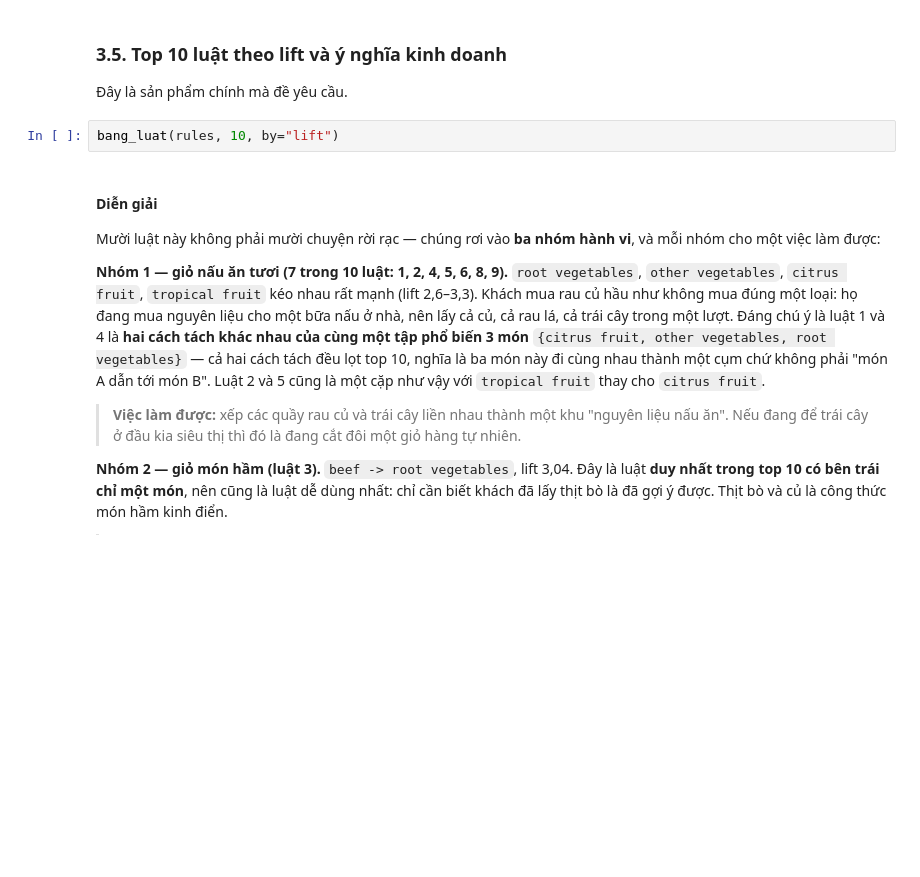
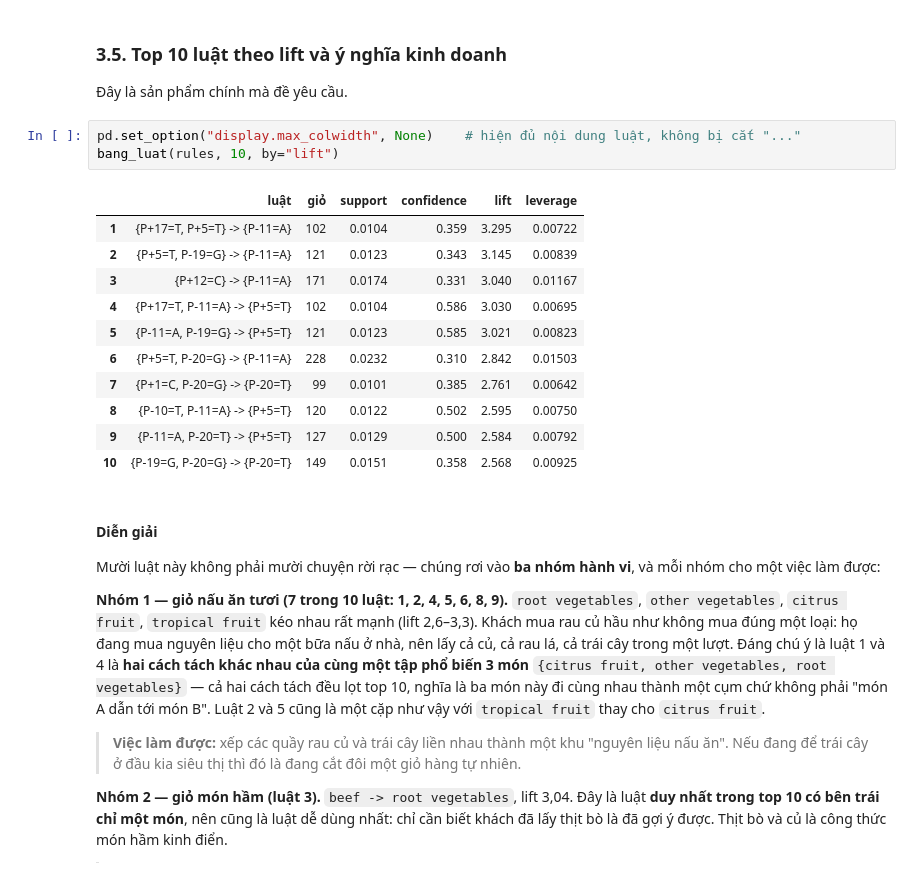
Before and after one commit to KhoaTranFitus/Frequent_Itemset, a Jupyter notebook: notebooks/demo.ipynb, the cells around one changed output. Cells and saved outputs as stored; diff of their text form; blank space fills up the shorter version.

```diff
--- a/notebooks/demo.ipynb
+++ b/notebooks/demo.ipynb
@@ -430,7 +595,20 @@ print(f"  công bố:   support 0,02226 | confidence 0,51280 | lift 2,00720")
 
 Đây là sản phẩm chính mà đề yêu cầu.
 # %%
+pd.set_option("display.max_colwidth", None)    # hiện đủ nội dung luật, không bị cắt "..."
 bang_luat(rules, 10, by="lift")
+# %% [output]
+|  | luật | giỏ | support | confidence | lift | leverage |
+| 1 | {P+17=T, P+5=T} -> {P-11=A} | 102 | 0.0104 | 0.359 | 3.295 | 0.00722 |
+| 2 | {P+5=T, P-19=G} -> {P-11=A} | 121 | 0.0123 | 0.343 | 3.145 | 0.00839 |
+| 3 | {P+12=C} -> {P-11=A} | 171 | 0.0174 | 0.331 | 3.040 | 0.01167 |
+| 4 | {P+17=T, P-11=A} -> {P+5=T} | 102 | 0.0104 | 0.586 | 3.030 | 0.00695 |
+| 5 | {P-11=A, P-19=G} -> {P+5=T} | 121 | 0.0123 | 0.585 | 3.021 | 0.00823 |
+| 6 | {P+5=T, P-20=G} -> {P-11=A} | 228 | 0.0232 | 0.310 | 2.842 | 0.01503 |
+| 7 | {P+1=C, P-20=G} -> {P-20=T} | 99 | 0.0101 | 0.385 | 2.761 | 0.00642 |
+| 8 | {P-10=T, P-11=A} -> {P+5=T} | 120 | 0.0122 | 0.502 | 2.595 | 0.00750 |
+| 9 | {P-11=A, P-20=T} -> {P+5=T} | 127 | 0.0129 | 0.500 | 2.584 | 0.00792 |
+| 10 | {P-19=G, P-20=G} -> {P-20=T} | 149 | 0.0151 | 0.358 | 2.568 | 0.00925 |
 # %% [markdown]
 #### Diễn giải
 
```
Also changed, not shown: parts of 49 cells of this notebook, 8 other files.
